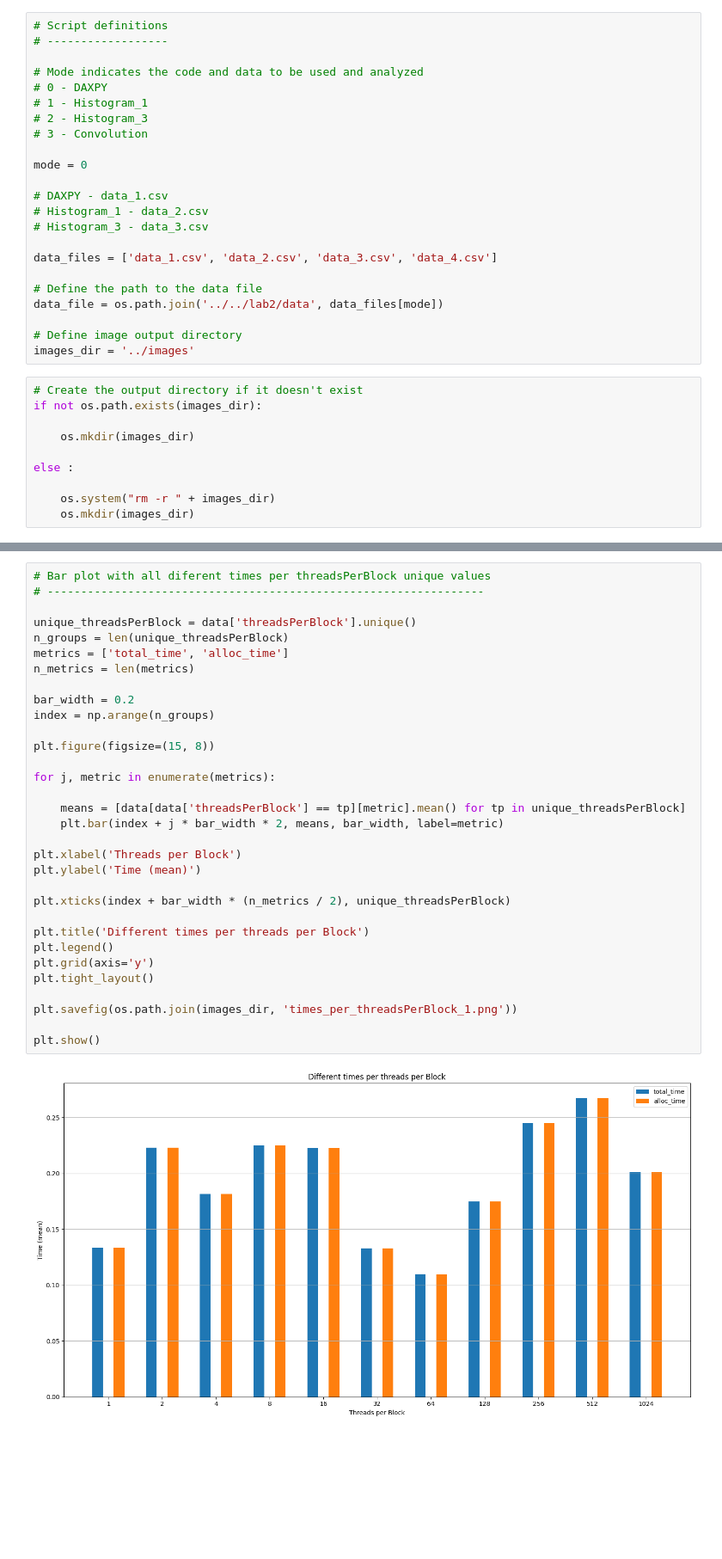
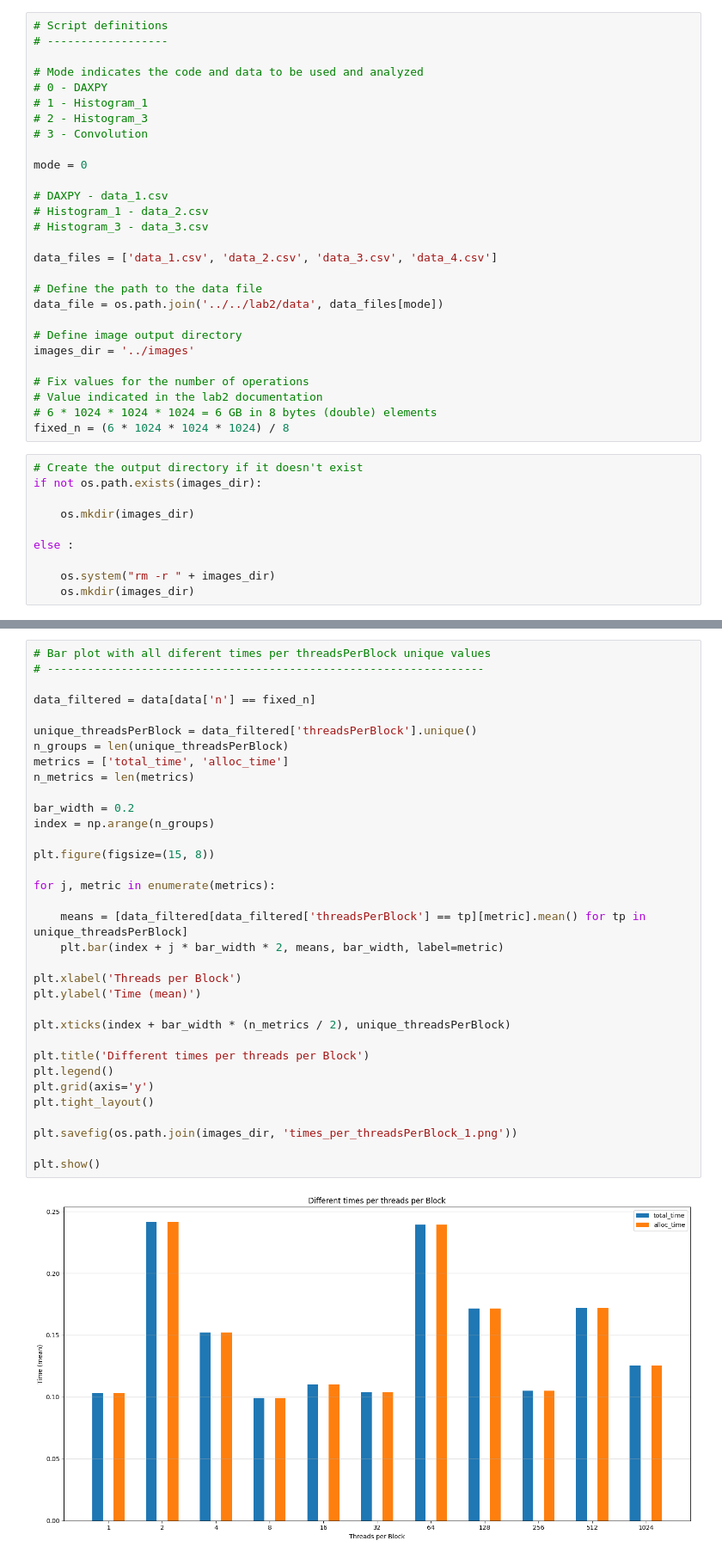
Before and after one commit to Caalicer/PAE_Practicas, a Jupyter notebook: P2_cuda/doc/code/main.ipynb, the cells around one changed output, grey strips where cells are left out. Shown: that part at 86% size. Cells and saved outputs as stored; diff of their text form; blank space fills up the shorter version.

Commit message:
feat: Updated data and and graph generation

```diff
--- a/P2_cuda/doc/code/main.ipynb
+++ b/P2_cuda/doc/code/main.ipynb
@@ -26,6 +26,11 @@ data_file = os.path.join('../../lab2/data', data_files[mode])
 
 # Define image output directory
 images_dir = '../images'
+
+# Fix values for the number of operations
+# Value indicated in the lab2 documentation
+# 6 * 1024 * 1024 * 1024 = 6 GB in 8 bytes (double) elements
+fixed_n = (6 * 1024 * 1024 * 1024) / 8
 # %%
 # Create the output directory if it doesn't exist
 if not os.path.exists(images_dir):
@@ -74,36 +130,38 @@ El número de threadsPerBlock óptimo es: 256
 # Bar plot with all diferent times per threadsPerBlock unique values
 # -----------------------------------------------------------------
 
-unique_threadsPerBlock = data['threadsPerBlock'].unique()
+data_filtered = data[data['n'] == fixed_n]
+
+unique_threadsPerBlock = data_filtered['threadsPerBlock'].unique()
 n_groups = len(unique_threadsPerBlock)
 metrics = ['total_time', 'alloc_time']
 n_metrics = len(metrics)
 
 bar_width = 0.2
 index = np.arange(n_groups)
 
 plt.figure(figsize=(15, 8))
 
 for j, metric in enumerate(metrics):
 
-	means = [data[data['threadsPerBlock'] == tp][metric].mean() for tp in unique_threadsPerBlock]
+	means = [data_filtered[data_filtered['threadsPerBlock'] == tp][metric].mean() for tp in unique_threadsPerBlock]
 	plt.bar(index + j * bar_width * 2, means, bar_width, label=metric)
 
 plt.xlabel('Threads per Block')
 plt.ylabel('Time (mean)')
 
 plt.xticks(index + bar_width * (n_metrics / 2), unique_threadsPerBlock)
 
 plt.title('Different times per threads per Block')
 plt.legend()
 plt.grid(axis='y')
 plt.tight_layout()
 
 plt.savefig(os.path.join(images_dir, 'times_per_threadsPerBlock_1.png'))
 
 plt.show()
 # %% [output]
-[figure, old version]
+[figure, new version]
 # %%
 # Bar plot with all diferent times per threadsPerBlock unique values
 # -----------------------------------------------------------------
```
Also changed, not shown: parts of 6 cells of this notebook, 1 other file.
